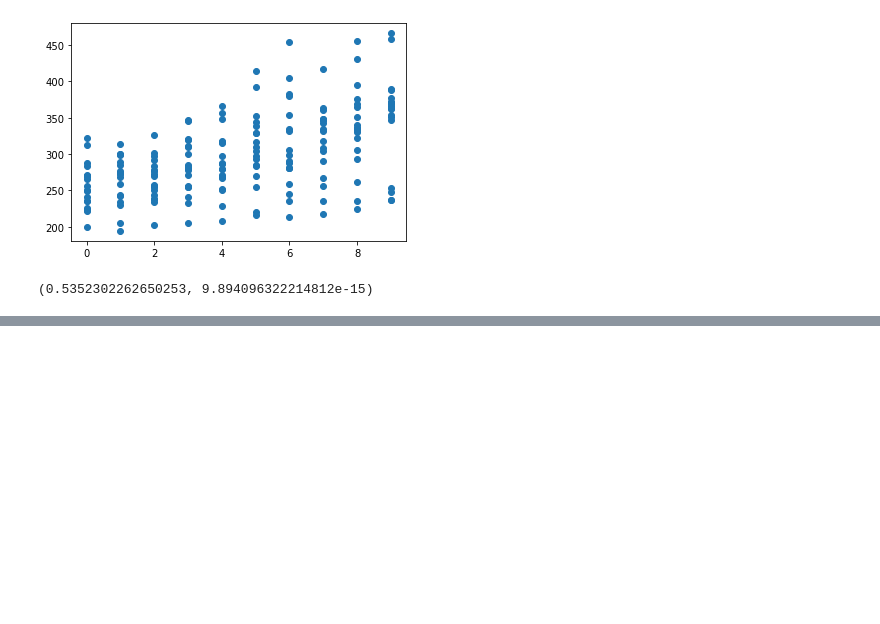
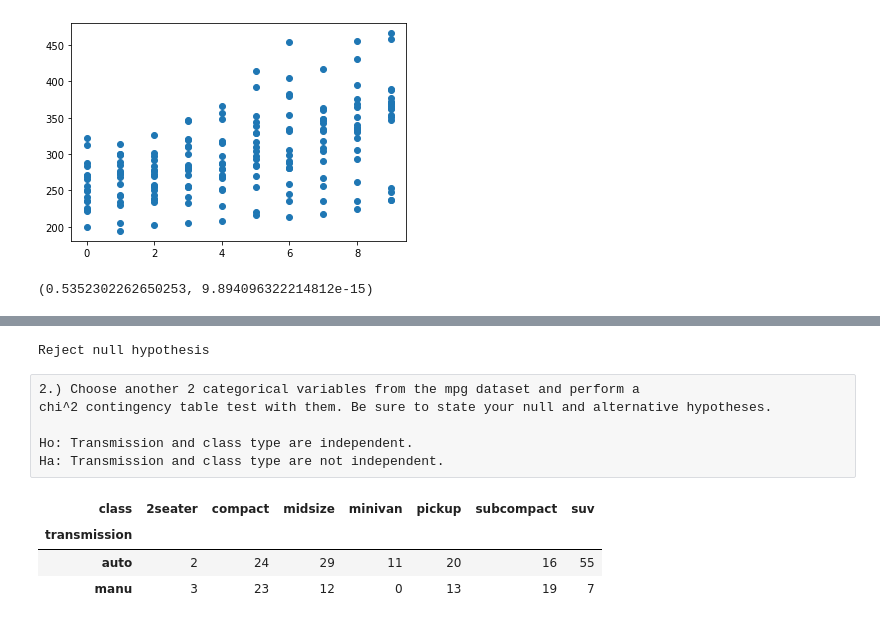
Before and after one commit to annah-vu/statistics-exercises, a Jupyter notebook: hypothesis_testing.ipynb, the cells around one changed output, grey strips where cells are left out. Drawn from its saved outputs; the diff is of its cells as text; code cells hidden in the pictures; blank space fills up the shorter version.

```diff
--- a/hypothesis_testing.ipynb
+++ b/hypothesis_testing.ipynb
@@ -577,0 +631,7 @@ corr, p
+# %%
+if p < a:
+    print("Reject null hypothesis")
+else:
+    print("Fail to reject null hypothesis")
+# %% [output]
+Reject null hypothesis
@@ -577,0 +640,18 @@ corr, p
+# %% [raw]
+2.) Choose another 2 categorical variables from the mpg dataset and perform a
+chi^2 contingency table test with them. Be sure to state your null and alternative hypotheses.
+
+Ho: Transmission and class type are independent.
+Ha: Transmission and class type are not independent.
+# %%
+mpg_df = data('mpg')
+# %%
+mpg_df['transmission'] = mpg_df['trans'].str[:4]
+# %%
+observed = pd.crosstab(mpg_df.transmission, mpg_df['class'])
+observed
+# %% [output]
+| class | 2seater | compact | midsize | minivan | pickup | subcompact | suv |
+| transmission |  |  |  |  |  |  |  |
+| auto | 2 | 24 | 29 | 11 | 20 | 16 | 55 |
+| manu | 3 | 23 | 12 | 0 | 13 | 19 | 7 |
```
Also changed, not shown: parts of 16 cells of this notebook.
